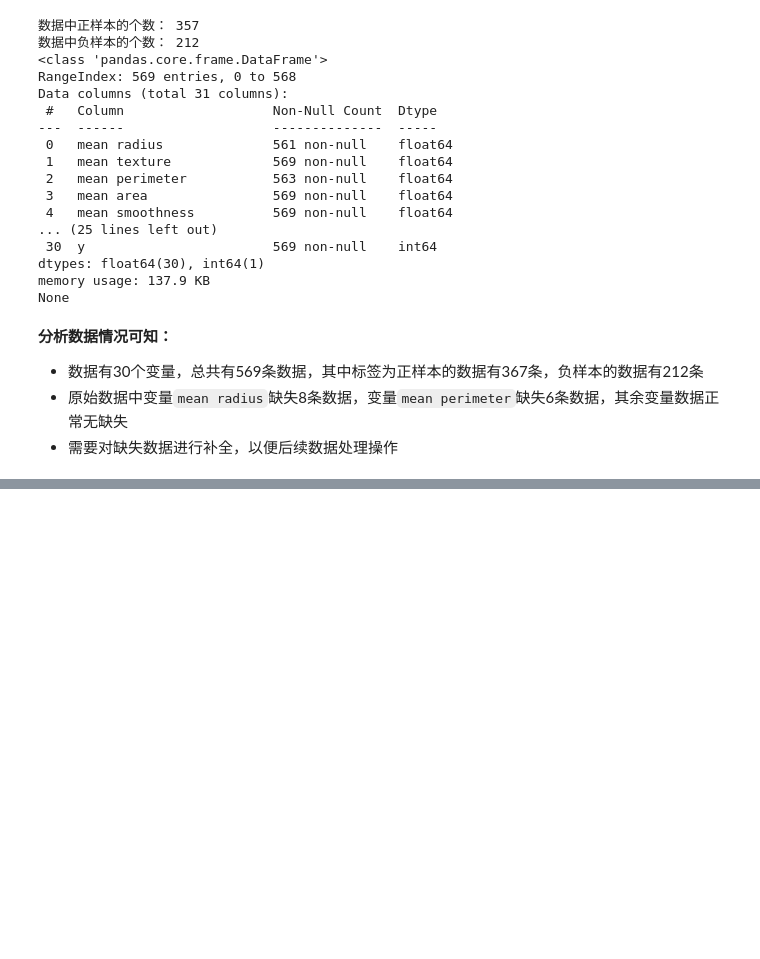
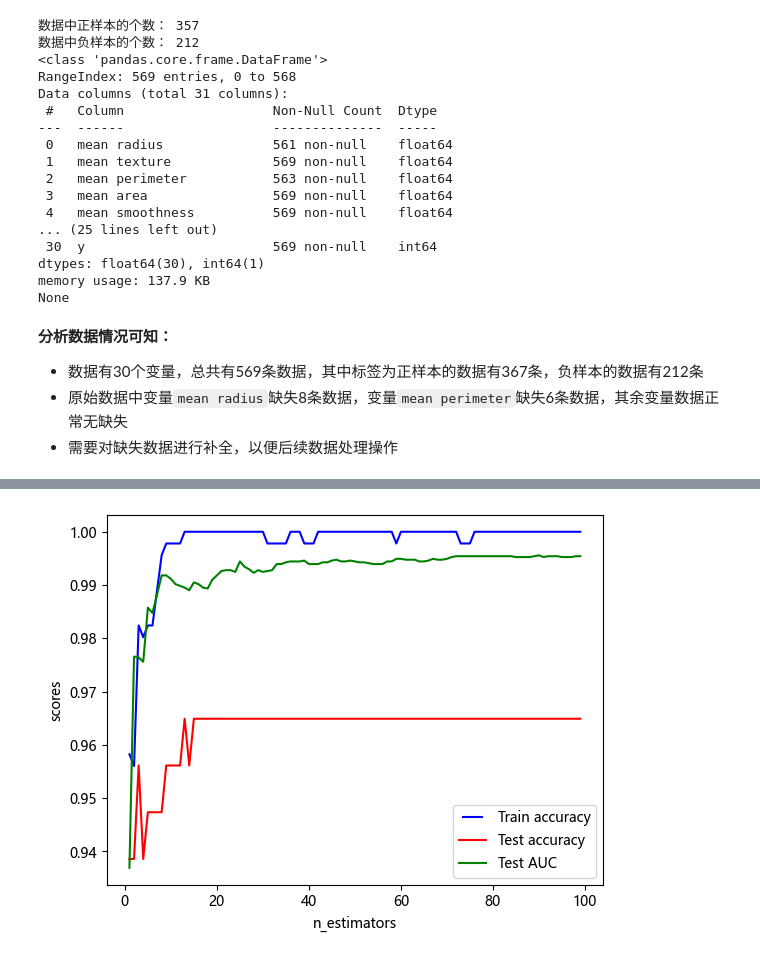
Before and after one commit to AkexStar/LearnPython, a Jupyter notebook: homework2/homework2.ipynb, the cells around one changed output, grey strips where cells are left out. Cells and saved outputs as stored; diff of their text form; code cells hidden in the pictures; blank space fills up the shorter version.

```diff
--- a/homework2/homework2.ipynb
+++ b/homework2/homework2.ipynb
@@ -51,0 +196,36 @@ None
+# %%
+from matplotlib.legend_handler import HandlerLine2D
+import pandas as pd
+from sklearn.model_selection import train_test_split
+from sklearn.ensemble import RandomForestClassifier
+from sklearn.metrics import accuracy_score, roc_curve, auc
+import matplotlib.pyplot as plt
+import matplotlib
+
+# 划分训练集和测试集
+X_train1, X_test1, y_train1, y_test1 = train_test_split(X1, y, test_size=0.2, random_state=42)
+
+# 实验不同基本分类器个数对模型的影响
+n_estimators = range(1, 100)
+train_results = []
+test_results = []
+test_auc = []
+for estimator in n_estimators:
+    rf1 = RandomForestClassifier(estimator, random_state=42)
+    train_results.append(rf1.fit(X_train1, y_train1).score(X_train1, y_train1))
+    test_results.append(rf1.fit(X_train1, y_train1).score(X_test1, y_test1))
+    y_pred_prob1 = rf1.predict_proba(X_test1)[:, 1]
+    fpr1, tpr1, thresholds1 = roc_curve(y_test1, y_pred_prob1)
+    test_auc.append(auc(fpr1, tpr1))
+
+matplotlib.rc("font", family='Microsoft YaHei')
+# 绘制不同基本分类器个数对模型的影响
+line1, = plt.plot(n_estimators, train_results, 'b', label='Train accuracy')
+line2, = plt.plot(n_estimators, test_results, 'r', label='Test accuracy')
+line3, = plt.plot(n_estimators, test_auc, 'g', label='Test AUC')
+plt.legend(handler_map={line1: HandlerLine2D(numpoints=2)})
+plt.ylabel('scores')
+plt.xlabel('n_estimators')
+plt.show()
+# %% [output]
+[figure, added]
```
Also changed, not shown: parts of 13 cells of this notebook.
